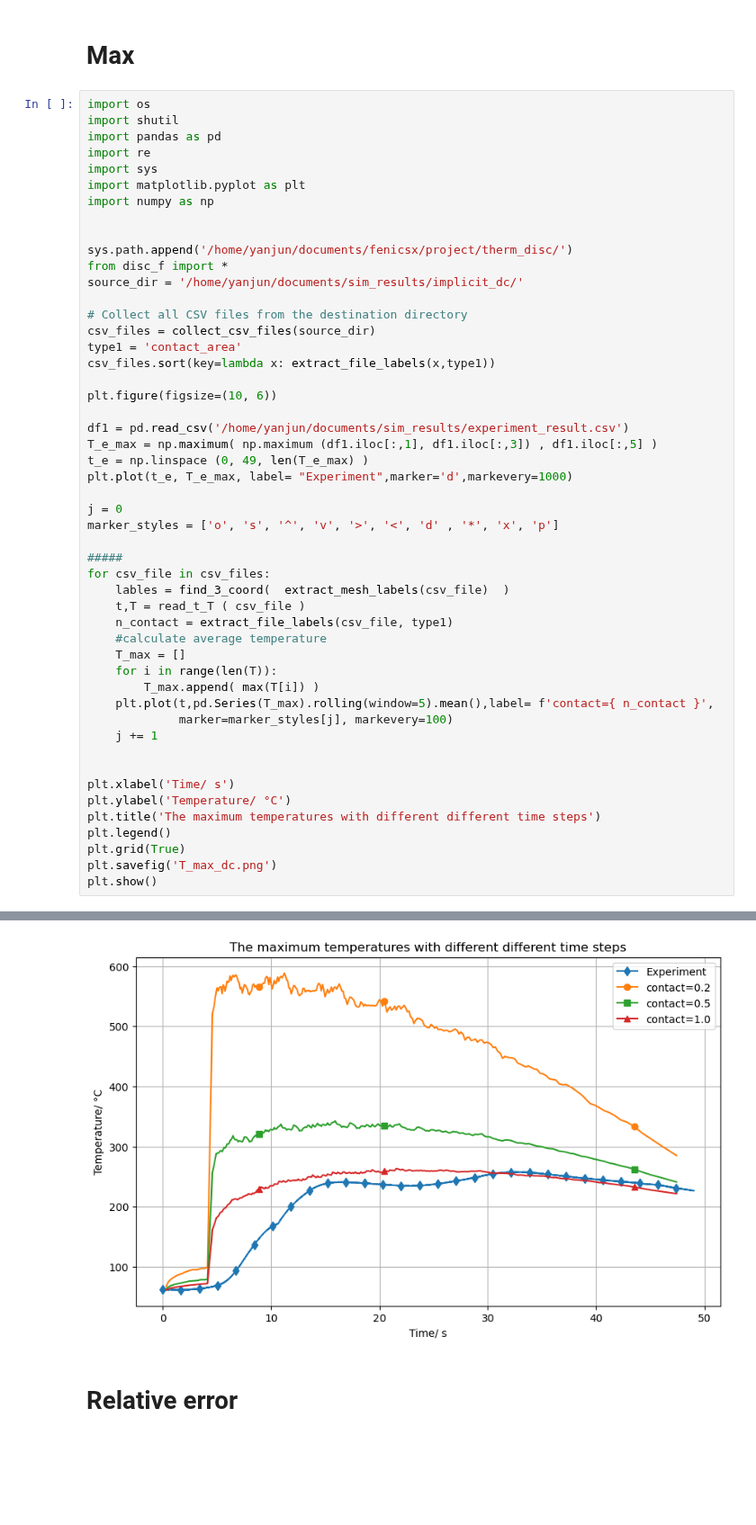
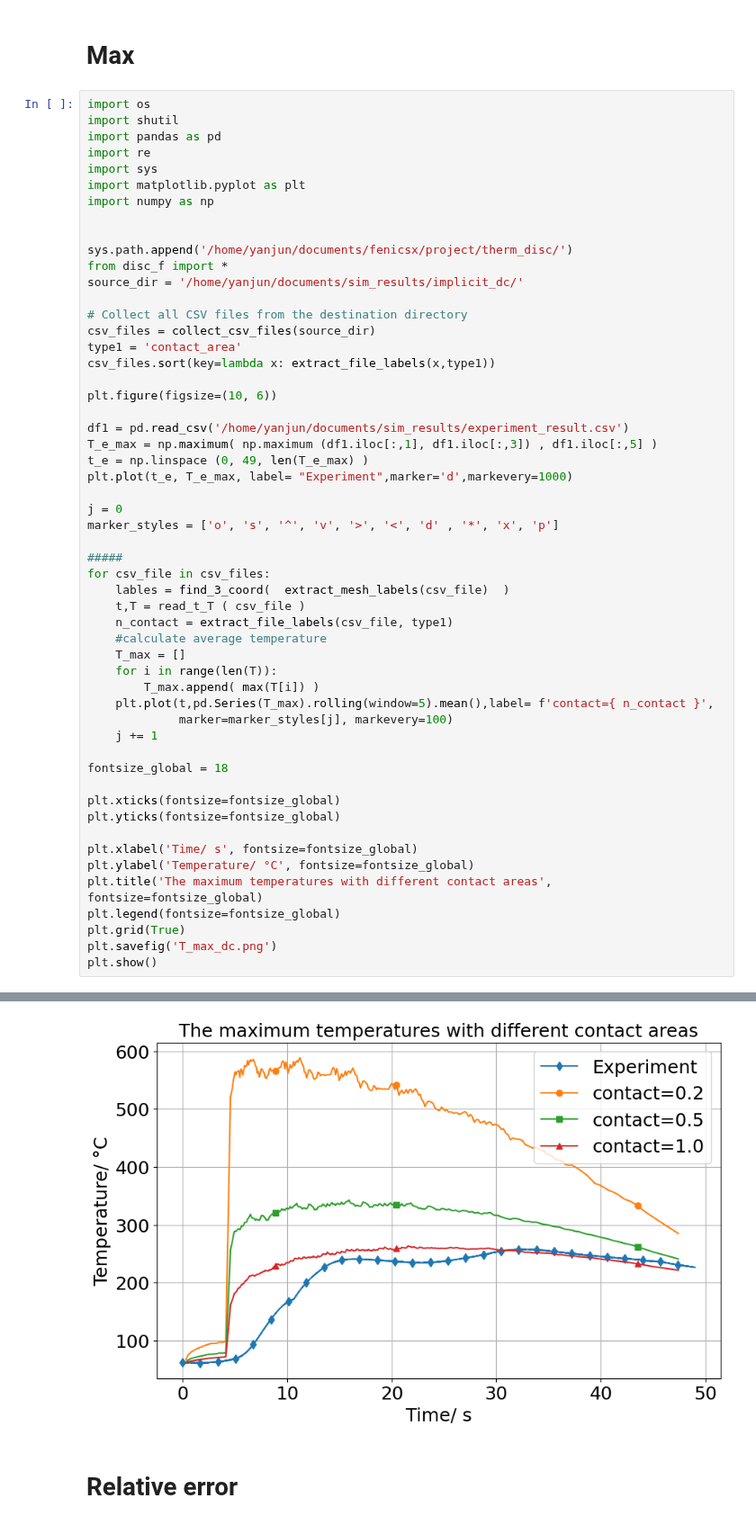
Before and after one commit to yanjun96/thermal_mechanics_fenicsx, a Jupyter notebook: analysis/dc.ipynb, the cells around one changed output, grey strips where cells are left out. Shown at 90% size. Saved outputs shown, nothing was run; the diff lists cells and outputs as text; blank space fills up the shorter version.

```diff
--- a/analysis/dc.ipynb
+++ b/analysis/dc.ipynb
@@ -280,38 +284,42 @@ T_e_max = np.maximum( np.maximum (df1.iloc[:,1], df1.iloc[:,3]) , df1.iloc[:,5]
 t_e = np.linspace (0, 49, len(T_e_max) )
 plt.plot(t_e, T_e_max, label= "Experiment",marker='d',markevery=1000)
 
 j = 0
 marker_styles = ['o', 's', '^', 'v', '>', '<', 'd' , '*', 'x', 'p']
 
 #####
 for csv_file in csv_files:
     lables = find_3_coord(  extract_mesh_labels(csv_file)  )
     t,T = read_t_T ( csv_file )
     n_contact = extract_file_labels(csv_file, type1)
     #calculate average temperature
     T_max = []
     for i in range(len(T)):
         T_max.append( max(T[i]) )
     plt.plot(t,pd.Series(T_max).rolling(window=5).mean(),label= f'contact={ n_contact }',
              marker=marker_styles[j], markevery=100)
     j += 1
 
+fontsize_global = 18
 
-plt.xlabel('Time/ s')
-plt.ylabel('Temperature/ °C')
-plt.title('The maximum temperatures with different different time steps')
-plt.legend()
+plt.xticks(fontsize=fontsize_global)
+plt.yticks(fontsize=fontsize_global)
+
+plt.xlabel('Time/ s', fontsize=fontsize_global)
+plt.ylabel('Temperature/ °C', fontsize=fontsize_global)
+plt.title('The maximum temperatures with different contact areas', fontsize=fontsize_global)
+plt.legend(fontsize=fontsize_global)
 plt.grid(True)
 plt.savefig('T_max_dc.png')
 plt.show()
 # %% [output]
 Lables already exists, for mesh m-3-3.msh is  [94411, 114209, 8995]
 t and T have been successfully extracted from /home/yanjun/documents/sim_results/implicit_dc/s-304-d-448-m-3-3-c-0.2-e-1184080/Result_T-s-304-d-448-m-3-3-c-0.2-e-1184080.csv
 Lables already exists, for mesh m-3-3.msh is  [94411, 114209, 8995]
 t and T have been successfully extracted from /home/yanjun/documents/sim_results/implicit_dc/s-304-d-448-m-3-3-c-0.5-e-1184080/Result_T-s-304-d-448-m-3-3-c-0.5-e-1184080.csv
 Lables already exists, for mesh m-3-3.msh is  [94411, 114209, 8995]
 t and T have been successfully extracted from /home/yanjun/documents/sim_results/implicit_dc/s-304-d-448-m-3-3-c-1-e-1184080/Result_T-s-304-d-448-m-3-3-c-1-e-1184080.csv
-[figure, old version]
+[figure, new version]
 # %% [markdown]
 # Relative error
 # %%
```
Also changed, not shown: parts of 1 cell of this notebook, 6 other files.
